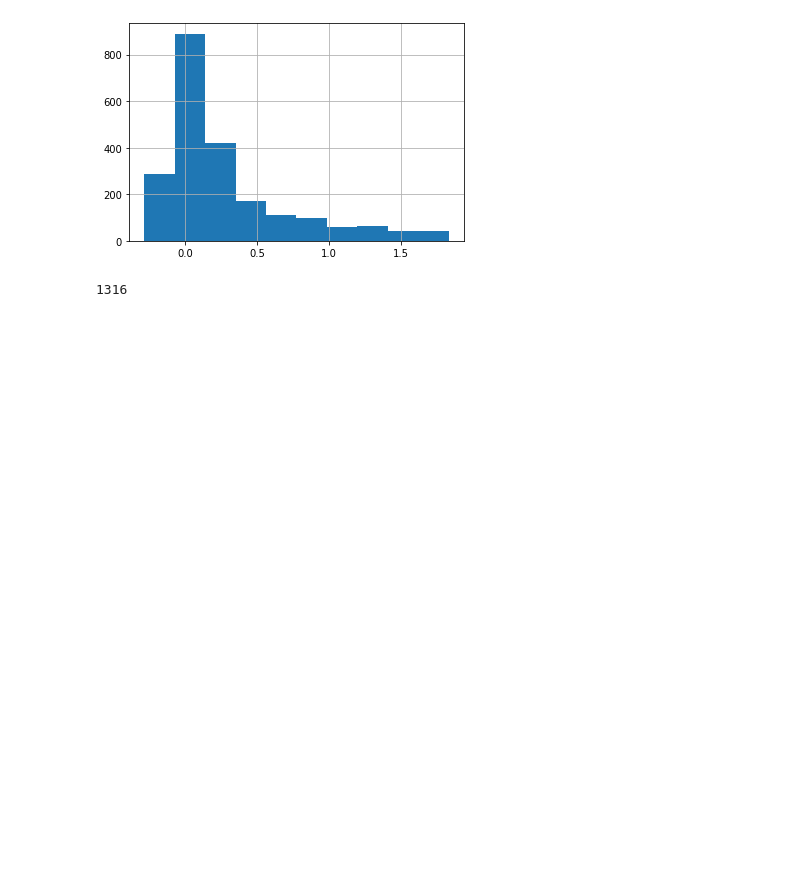
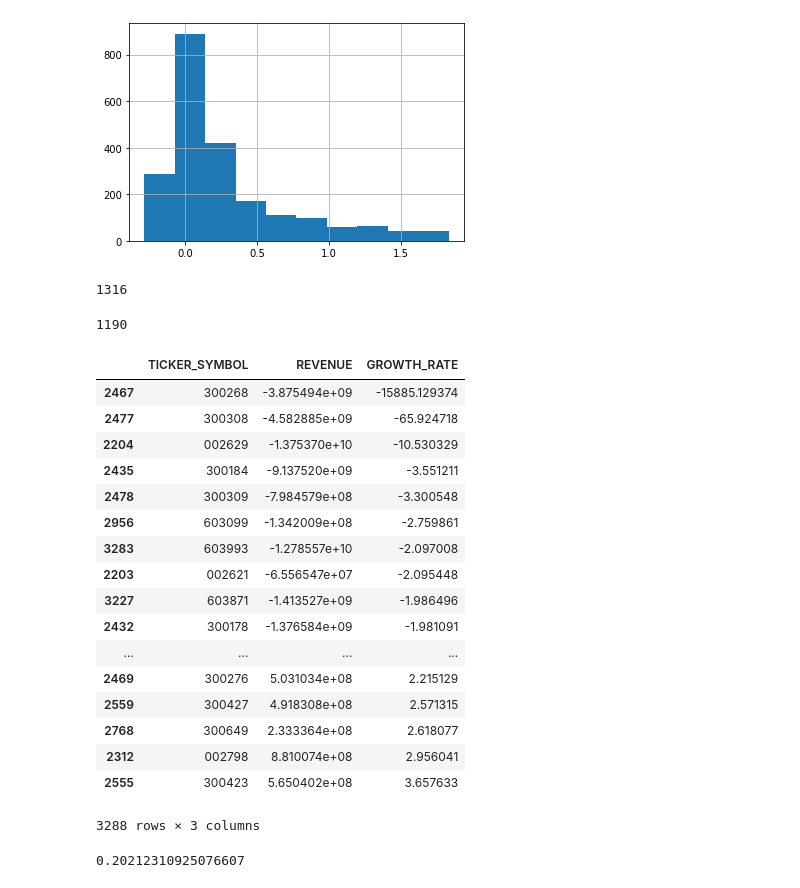
Before and after one commit to hyang1985/-, a Jupyter notebook: 上市公司营收预测.ipynb, the cells around one changed output. Drawn from its saved outputs; the diff is of its cells as text; code cells hidden in the pictures; blank space fills up the shorter version.

```diff
--- a/上市公司营收预测.ipynb
+++ b/上市公司营收预测.ipynb
@@ -555,3 +579,7 @@ not_predicted_symbol=np.setdiff1d(train['TICKER_SYMBOL'].unique(),predict_each_s
 len(not_predicted_symbol)
 # %% [output]
 1316
+# %%
+len(np.setdiff1d(not_predicted_symbol,symbol_continuous))
+# %% [output]
+1190
@@ -557,0 +600,21 @@ len(not_predicted_symbol)
+# %%
+predict_each_stock.sort_values(by='GROWTH_RATE')
+# %% [output]
+|  | TICKER_SYMBOL | REVENUE | GROWTH_RATE |
+| 2467 | 300268 | -3.875494e+09 | -15885.129374 |
+| 2477 | 300308 | -4.582885e+09 | -65.924718 |
+| 2204 | 002629 | -1.375370e+10 | -10.530329 |
+| 2435 | 300184 | -9.137520e+09 | -3.551211 |
+| 2478 | 300309 | -7.984579e+08 | -3.300548 |
+| 2956 | 603099 | -1.342009e+08 | -2.759861 |
+| 3283 | 603993 | -1.278557e+10 | -2.097008 |
+| 2203 | 002621 | -6.556547e+07 | -2.095448 |
+| 3227 | 603871 | -1.413527e+09 | -1.986496 |
+| 2432 | 300178 | -1.376584e+09 | -1.981091 |
+| ... | ... | ... | ... |
+| 2469 | 300276 | 5.031034e+08 | 2.215129 |
+| 2559 | 300427 | 4.918308e+08 | 2.571315 |
+| 2768 | 300649 | 2.333364e+08 | 2.618077 |
+| 2312 | 002798 | 8.810074e+08 | 2.956041 |
+| 2555 | 300423 | 5.650402e+08 | 3.657633 |
+3288 rows × 3 columns
@@ -557,0 +624,8 @@ len(not_predicted_symbol)
+# %%
+#predict_each_stock['REVENUE'].mean()-train.groupby(train.index).mean()['2017-06']['REVENUE']
+#predict_each_stock['REVENUE'].mean()
+#train.groupby(train.index).mean()['2017-06']['REVENUE']
+ratio=(predict_each_stock['REVENUE'].mean()-train.groupby(train.index).mean()['2017-06']['REVENUE'])/train.groupby(train.index).mean()['2017-06']['REVENUE']
+ratio.values[0]
+# %% [output]
+0.20212310925076607
```
Also changed, not shown: parts of 13 cells of this notebook.
